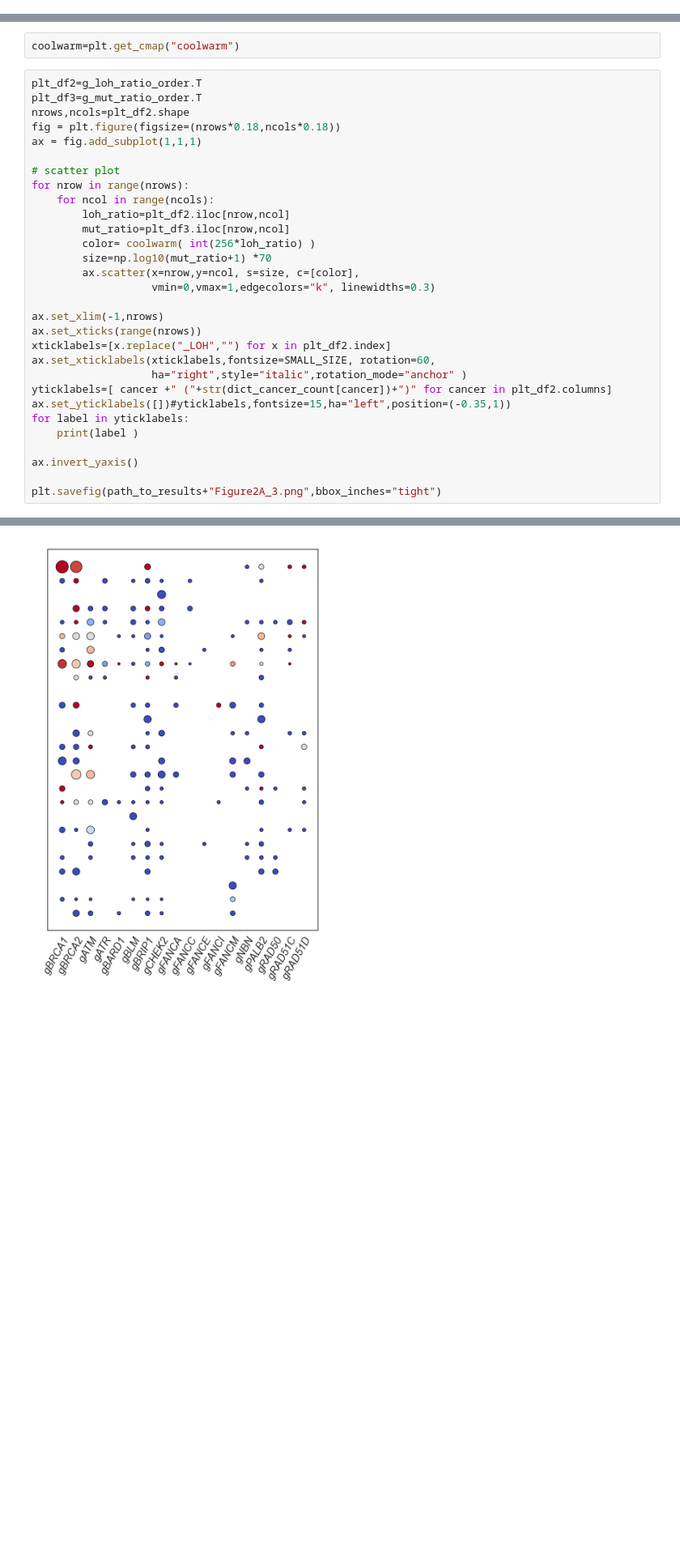
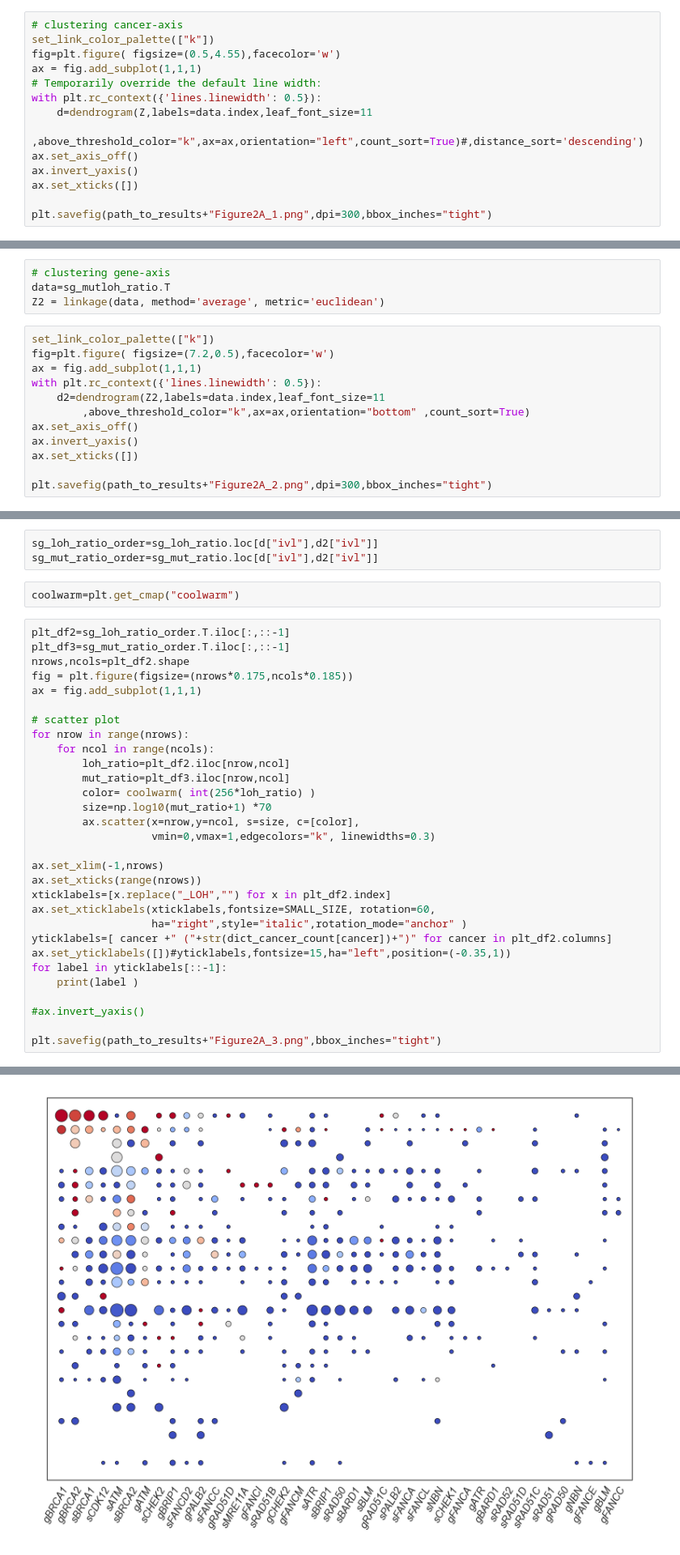
Before and after one commit to shirotak/pancancer_hrd_analysis, a Jupyter notebook: scripts/Figure2_3A.ipynb, the cells around one changed output, grey strips where cells are left out. Shown at 81% size. Cells and saved outputs as stored; diff of their text form; blank space fills up the shorter version.

```diff
--- a/scripts/Figure2_3A.ipynb
+++ b/scripts/Figure2_3A.ipynb
@@ -212,0 +251,14 @@ s_mut_ratio_order=s_mut_ratio.loc[  cancer_mean_hrd_order, s_gene_order  ]
+# %%
+# clustering cancer-axis
+set_link_color_palette(["k"])
+fig=plt.figure( figsize=(0.5,4.55),facecolor='w')
+ax = fig.add_subplot(1,1,1)
+# Temporarily override the default line width:
+with plt.rc_context({'lines.linewidth': 0.5}):
+    d=dendrogram(Z,labels=data.index,leaf_font_size=11
+        ,above_threshold_color="k",ax=ax,orientation="left",count_sort=True)#,distance_sort='descending')
+ax.set_axis_off()
+ax.invert_yaxis()
+ax.set_xticks([])
+
+plt.savefig(path_to_results+"Figure2A_1.png",dpi=300,bbox_inches="tight")
@@ -212,0 +288,16 @@ s_mut_ratio_order=s_mut_ratio.loc[  cancer_mean_hrd_order, s_gene_order  ]
+# %%
+# clustering gene-axis
+data=sg_mutloh_ratio.T
+Z2 = linkage(data, method='average', metric='euclidean')
+# %%
+set_link_color_palette(["k"])
+fig=plt.figure( figsize=(7.2,0.5),facecolor='w')
+ax = fig.add_subplot(1,1,1)
+with plt.rc_context({'lines.linewidth': 0.5}):
+    d2=dendrogram(Z2,labels=data.index,leaf_font_size=11
+        ,above_threshold_color="k",ax=ax,orientation="bottom" ,count_sort=True)
+ax.set_axis_off()
+ax.invert_yaxis()
+ax.set_xticks([])
+
+plt.savefig(path_to_results+"Figure2A_2.png",dpi=300,bbox_inches="tight")
@@ -213,10 +327,13 @@ s_mut_ratio_order=s_mut_ratio.loc[  cancer_mean_hrd_order, s_gene_order  ]
+# %%
+sg_loh_ratio_order=sg_loh_ratio.loc[d["ivl"],d2["ivl"]]
+sg_mut_ratio_order=sg_mut_ratio.loc[d["ivl"],d2["ivl"]]
 # %%
 coolwarm=plt.get_cmap("coolwarm")
 # %%
-plt_df2=g_loh_ratio_order.T
-plt_df3=g_mut_ratio_order.T
+plt_df2=sg_loh_ratio_order.T.iloc[:,::-1]
+plt_df3=sg_mut_ratio_order.T.iloc[:,::-1]
 nrows,ncols=plt_df2.shape
-fig = plt.figure(figsize=(nrows*0.18,ncols*0.18))
+fig = plt.figure(figsize=(nrows*0.175,ncols*0.185))
 ax = fig.add_subplot(1,1,1)
 
 # scatter plot
@@ -236,10 +353,10 @@ ax.set_xticklabels(xticklabels,fontsize=SMALL_SIZE, rotation=60,
                    ha="right",style="italic",rotation_mode="anchor" )
 yticklabels=[ cancer +" ("+str(dict_cancer_count[cancer])+")" for cancer in plt_df2.columns]
 ax.set_yticklabels([])#yticklabels,fontsize=15,ha="left",position=(-0.35,1))
-for label in yticklabels:
+for label in yticklabels[::-1]:
     print(label )
 
-ax.invert_yaxis()
+#ax.invert_yaxis()
 
 plt.savefig(path_to_results+"Figure2A_3.png",bbox_inches="tight")
 # %% [output]
@@ -263 +380 @@ THCA (484)
-[figure, old version]
+[figure, new version]
```
Also changed, not shown: parts of 42 cells of this notebook, 17 other files.
